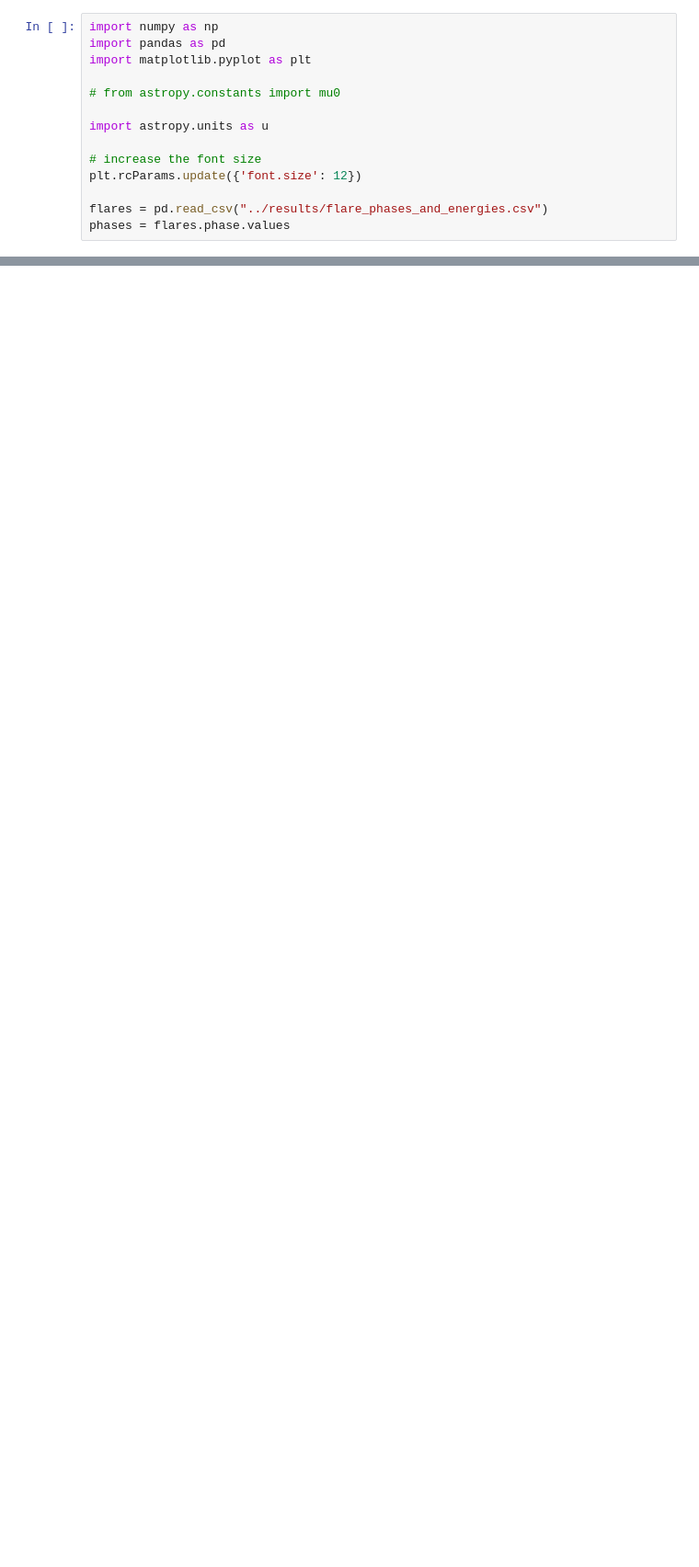
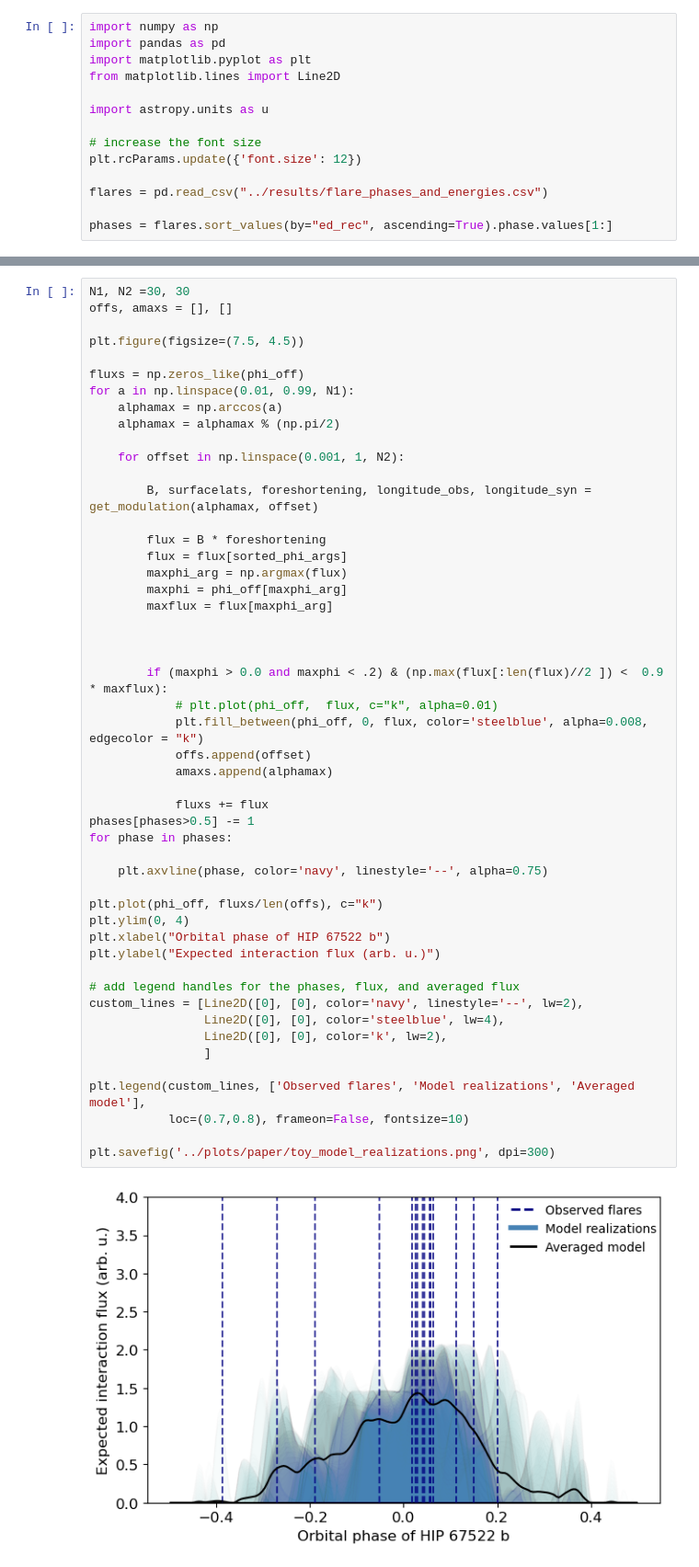
Before and after one commit to ekaterinailin/hip67522-spi, a Jupyter notebook: dipolar_field_duty_cycle.ipynb, the cells around one changed output, grey strips where cells are left out. Shown at 92% size. Saved outputs shown, nothing was run; the diff lists cells and outputs as text; blank space fills up the shorter version.

```diff
--- a/dipolar_field_duty_cycle.ipynb
+++ b/dipolar_field_duty_cycle.ipynb
@@ -2,8 +2,7 @@
 import numpy as np
 import pandas as pd
 import matplotlib.pyplot as plt
-
-# from astropy.constants import mu0
+from matplotlib.lines import Line2D
 
 import astropy.units as u
 
@@ -11,4 +10,5 @@ import astropy.units as u
 plt.rcParams.update({'font.size': 12})
 
 flares = pd.read_csv("../results/flare_phases_and_energies.csv")
-phases = flares.phase.values
+
+phases = flares.sort_values(by="ed_rec", ascending=True).phase.values[1:]
@@ -338,0 +222,52 @@ plt.tight_layout()
+# %%
+N1, N2 =30, 30
+offs, amaxs = [], []
+
+plt.figure(figsize=(7.5, 4.5))
+
+fluxs = np.zeros_like(phi_off)
+for a in np.linspace(0.01, 0.99, N1):
+    alphamax = np.arccos(a)
+    alphamax = alphamax % (np.pi/2)
+
+    for offset in np.linspace(0.001, 1, N2):
+
+        B, surfacelats, foreshortening, longitude_obs, longitude_syn = get_modulation(alphamax, offset)
+
+        flux = B * foreshortening
+        flux = flux[sorted_phi_args]
+        maxphi_arg = np.argmax(flux)
+        maxphi = phi_off[maxphi_arg]
+        maxflux = flux[maxphi_arg]
+
+
+
+        if (maxphi > 0.0 and maxphi < .2) & (np.max(flux[:len(flux)//2 ]) <  0.9 * maxflux):
+            # plt.plot(phi_off,  flux, c="k", alpha=0.01)
+            plt.fill_between(phi_off, 0, flux, color='steelblue', alpha=0.008, edgecolor = "k")
+            offs.append(offset)
+            amaxs.append(alphamax)
+
+            fluxs += flux
+phases[phases>0.5] -= 1
+for phase in phases:
+
+    plt.axvline(phase, color='navy', linestyle='--', alpha=0.75)
+
+plt.plot(phi_off, fluxs/len(offs), c="k")
+plt.ylim(0, 4)
+plt.xlabel("Orbital phase of HIP 67522 b")
+plt.ylabel("Expected interaction flux (arb. u.)")
+
+# add legend handles for the phases, flux, and averaged flux
+custom_lines = [Line2D([0], [0], color='navy', linestyle='--', lw=2),
+                Line2D([0], [0], color='steelblue', lw=4),
+                Line2D([0], [0], color='k', lw=2),
+                ]
+
+plt.legend(custom_lines, ['Observed flares', 'Model realizations', 'Averaged model'],
+           loc=(0.7,0.8), frameon=False, fontsize=10)
+
+plt.savefig('../plots/paper/toy_model_realizations.png', dpi=300)
+# %% [output]
+[figure, added]
```
Also changed, not shown: parts of 13 cells of this notebook, 3 other files.
